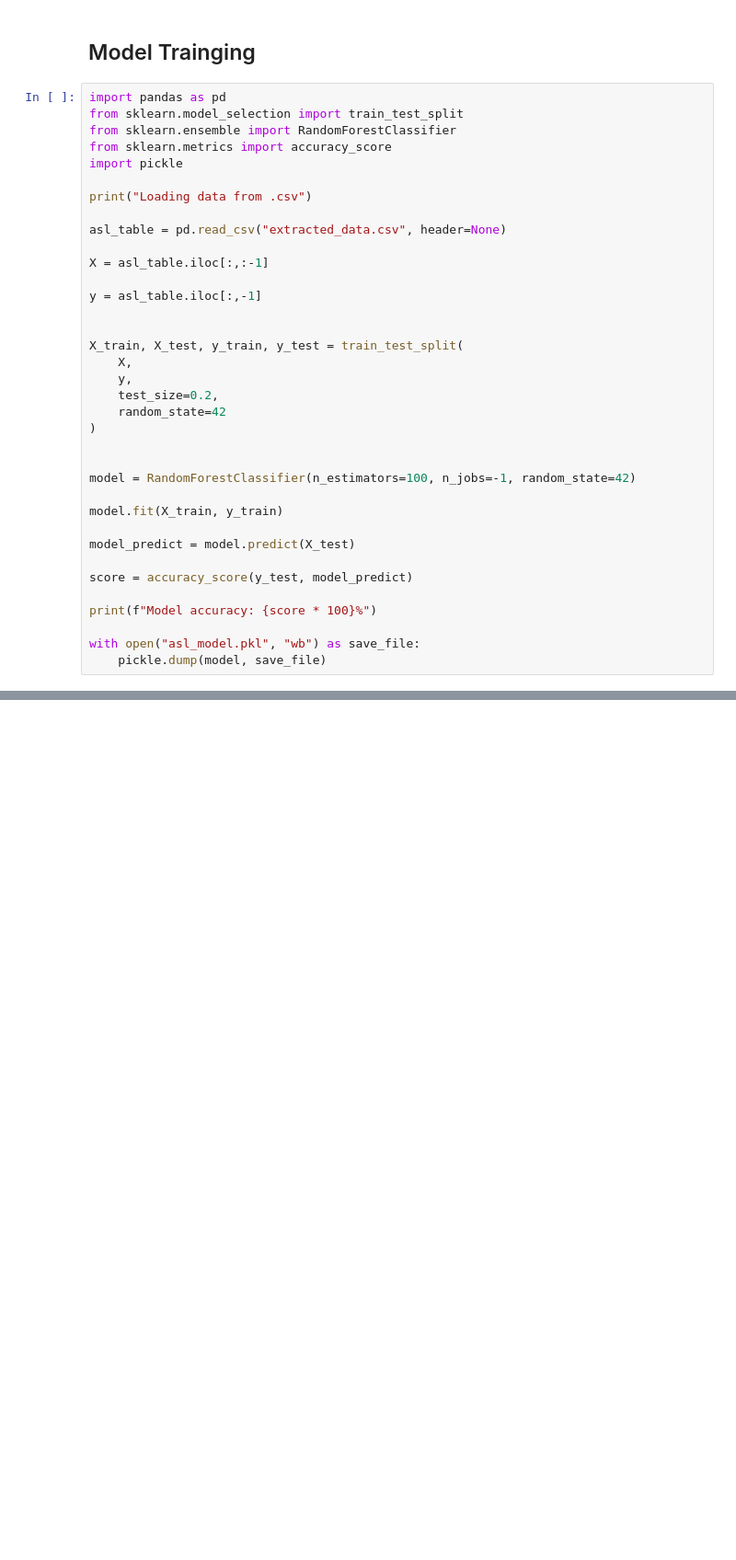
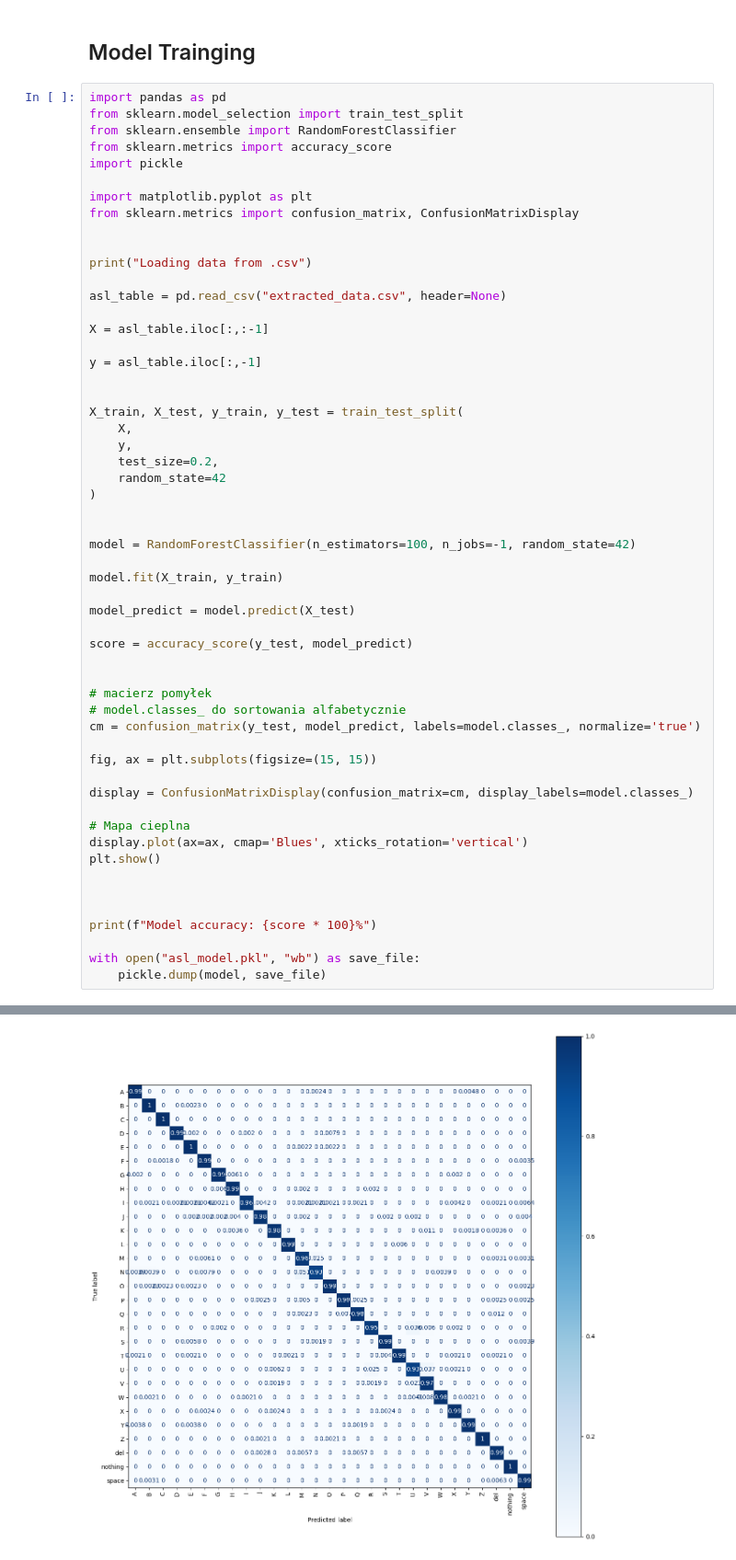
Before and after one commit to Konciem/Sign-Language-Recognition, a Jupyter notebook: NoteBooks/training.ipynb, the cells around one changed output, grey strips where cells are left out. Shown at 92% size. Cells and saved outputs as stored; diff of their text form; blank space fills up the shorter version.

Commit message:
heatmap

```diff
--- a/NoteBooks/training.ipynb
+++ b/NoteBooks/training.ipynb
@@ -102,6 +102,10 @@ from sklearn.model_selection import train_test_split
 from sklearn.ensemble import RandomForestClassifier
 from sklearn.metrics import accuracy_score
 import pickle
+
+import matplotlib.pyplot as plt
+from sklearn.metrics import confusion_matrix, ConfusionMatrixDisplay
+
 
 print("Loading data from .csv")
 
@@ -128,6 +132,21 @@ model_predict = model.predict(X_test)
 
 score = accuracy_score(y_test, model_predict)
 
+
+# macierz pomyłek
+# model.classes_ do sortowania alfabetycznie
+cm = confusion_matrix(y_test, model_predict, labels=model.classes_, normalize='true')
+
+fig, ax = plt.subplots(figsize=(15, 15))
+
+display = ConfusionMatrixDisplay(confusion_matrix=cm, display_labels=model.classes_)
+
+# Mapa cieplna
+display.plot(ax=ax, cmap='Blues', xticks_rotation='vertical')
+plt.show()
+
+
+
 print(f"Model accuracy: {score * 100}%")
 
 with open("asl_model.pkl", "wb") as save_file:
@@ -137,0 +156 @@ Model accuracy: 98.21751079701609%
+[figure, added]
```
Also changed, not shown: parts of 2 cells of this notebook, 2 other files.
